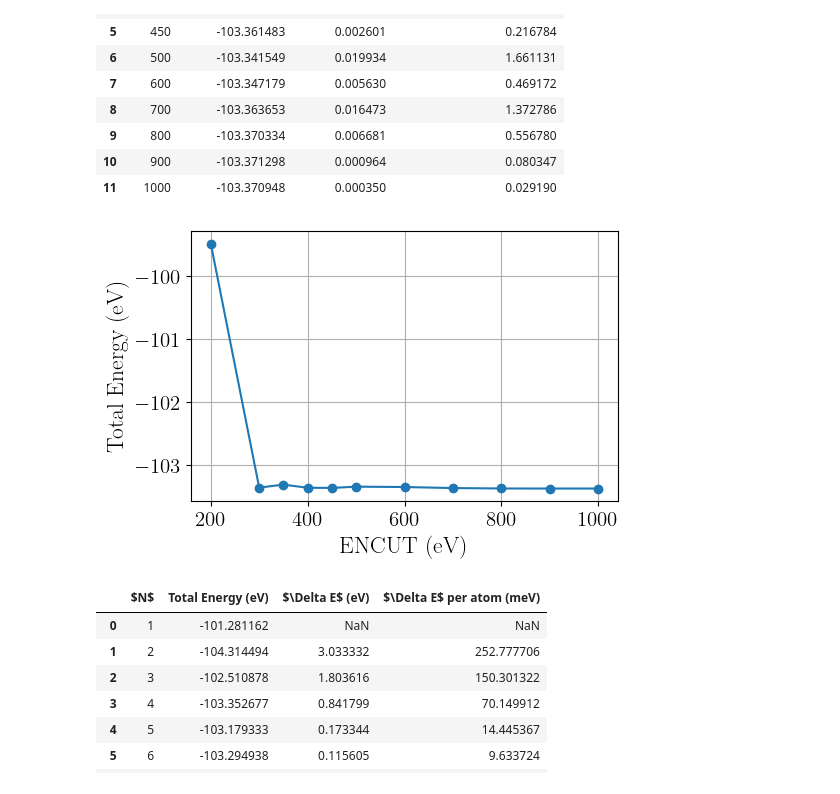
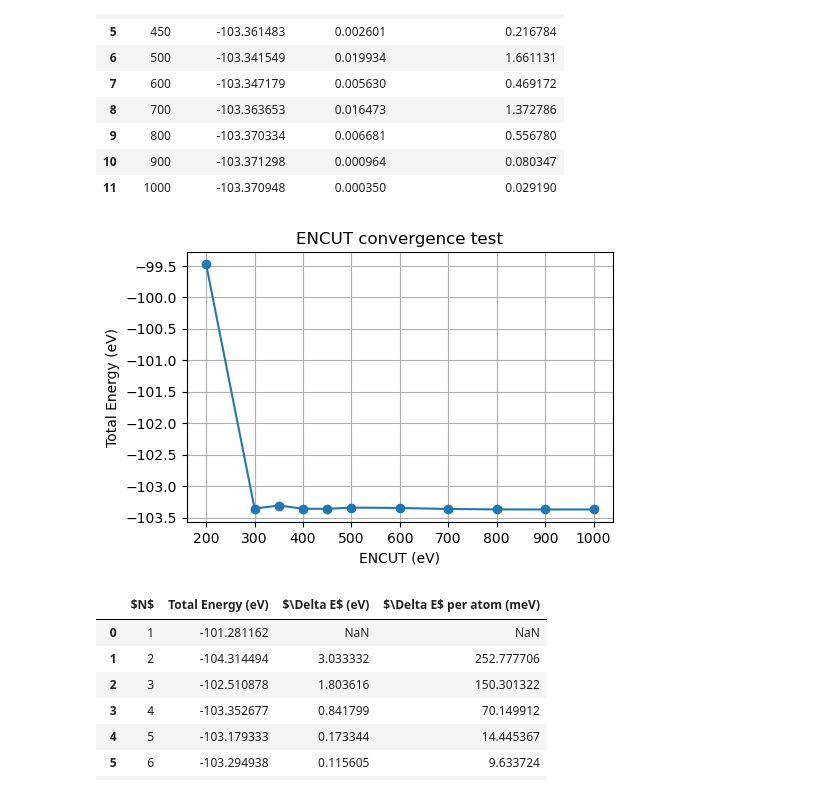
Before and after one commit to RombusBombus/bachelor-thesis, a Jupyter notebook: Convergence_Results.ipynb, the cells around one changed output. Drawn from its saved outputs; the diff is of its cells as text; code cells hidden in the pictures.

Commit message:
title added for presentation

```diff
--- a/Convergence_Results.ipynb
+++ b/Convergence_Results.ipynb
@@ -5,17 +5,17 @@ import numpy as np
 import pandas as pd
 from pathlib import Path
 # %%
-plt.rcParams.update(
-    {
-        "font.family": "serif",  # use serif/main font for text elements
-        "text.usetex": True,  # use inline math for ticks
-        "pgf.rcfonts": False,  # don't setup fonts from rc parameters
-        "axes.labelsize": 17,  # axis labels
-        "legend.fontsize": 20,  # legend
-        "xtick.labelsize": 15,  # x tick labels
-        "ytick.labelsize": 15,  # y tick labels
-    }
-)
+# plt.rcParams.update(
+#     {
+#         "font.family": "serif",  # use serif/main font for text elements
+#         "text.usetex": True,  # use inline math for ticks
+#         "pgf.rcfonts": False,  # don't setup fonts from rc parameters
+#         "axes.labelsize": 17,  # axis labels
+#         "legend.fontsize": 20,  # legend
+#         "xtick.labelsize": 15,  # x tick labels
+#         "ytick.labelsize": 15,  # y tick labels
+#     }
+# )
 # %%
 # get the total energy from the OUTCAR file
 def get_total_energy(outcar_file):
@@ -75,16 +75,17 @@ subset.to_latex("encut_convergence/encut_convergence_table.tex", index=False, es
 # %%
 subset = data.iloc[1:]
 
 plt.figure(figsize=(5.5, 3.5))
 
 plt.plot(subset["ENCUT"], subset["Total Energy (eV)"], marker='o')
 plt.grid()
 plt.xlabel(r'ENCUT (eV)')
 plt.ylabel(r'Total Energy (eV)')
+plt.title(r'ENCUT convergence test')
 
 plt.savefig("output/encut_convergence_plot.pdf", bbox_inches='tight', format='pdf')
 # %% [output]
-[figure, old version]
+[figure, new version]
 # %%
 # kpoints convergence results
 subfolders = os.listdir("kpoints_convergence")
```
Also changed, not shown: parts of 1 cell of this notebook, 10 other files.
